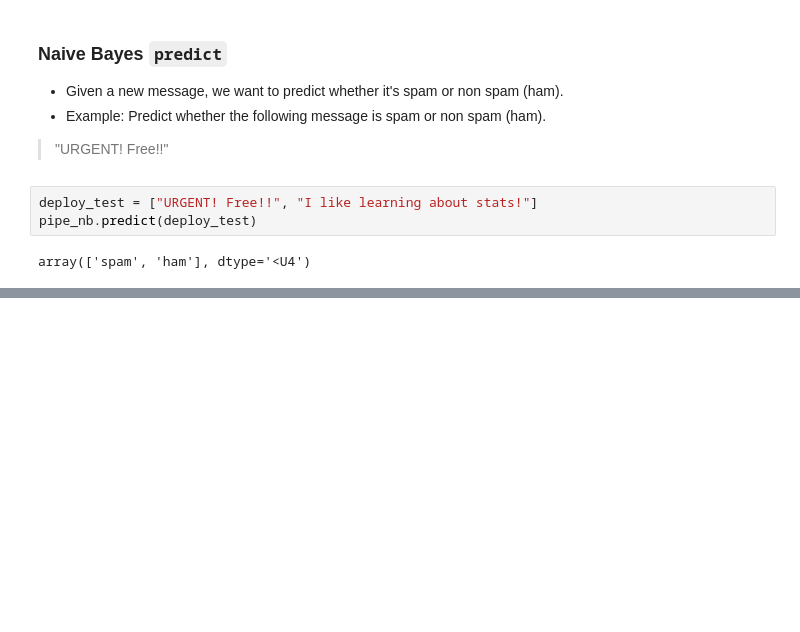
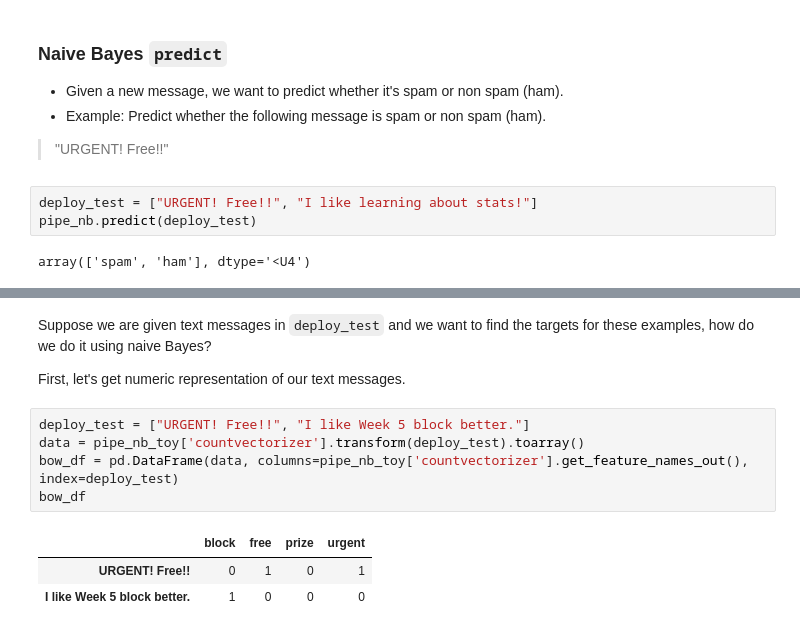
Before and after one commit to jcbain/lighthouse_lectures, a Jupyter notebook: data-science/w05d04_nb_svm/src/notebooks/naive_bayes.ipynb, the cells around one changed output, grey strips where cells are left out. Cells and saved outputs as stored; diff of their text form; blank space fills up the shorter version.

Commit message:
add content to naive bayes section to better illuminate the idea

```diff
--- a/data-science/w05d04_nb_svm/src/notebooks/naive_bayes.ipynb
+++ b/data-science/w05d04_nb_svm/src/notebooks/naive_bayes.ipynb
@@ -294,0 +327,13 @@ array(['spam', 'ham'], dtype='<U4')
+# %% [markdown]
+Suppose we are given text messages in `deploy_test` and we want to find the targets for these examples, how do we do it using naive Bayes?
+
+First, let's get numeric representation of our text messages.
+# %%
+deploy_test = ["URGENT! Free!!", "I like Week 5 block better."]
+data = pipe_nb_toy['countvectorizer'].transform(deploy_test).toarray()
+bow_df = pd.DataFrame(data, columns=pipe_nb_toy['countvectorizer'].get_feature_names_out(), index=deploy_test)
+bow_df
+# %% [output]
+|  | block | free | prize | urgent |
+| URGENT! Free!! | 0 | 1 | 0 | 1 |
+| I like Week 5 block better. | 1 | 0 | 0 | 0 |
```
Also changed, not shown: parts of 16 cells of this notebook.
